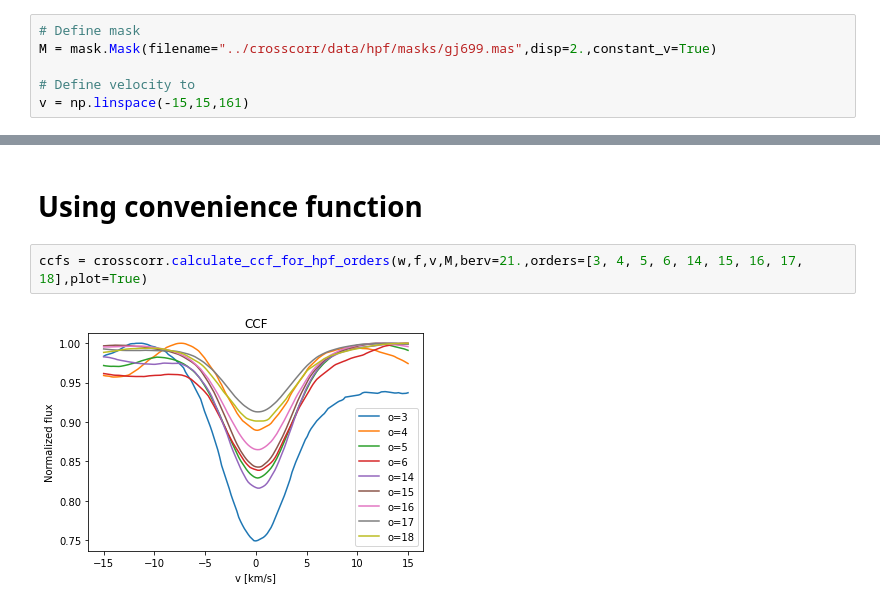
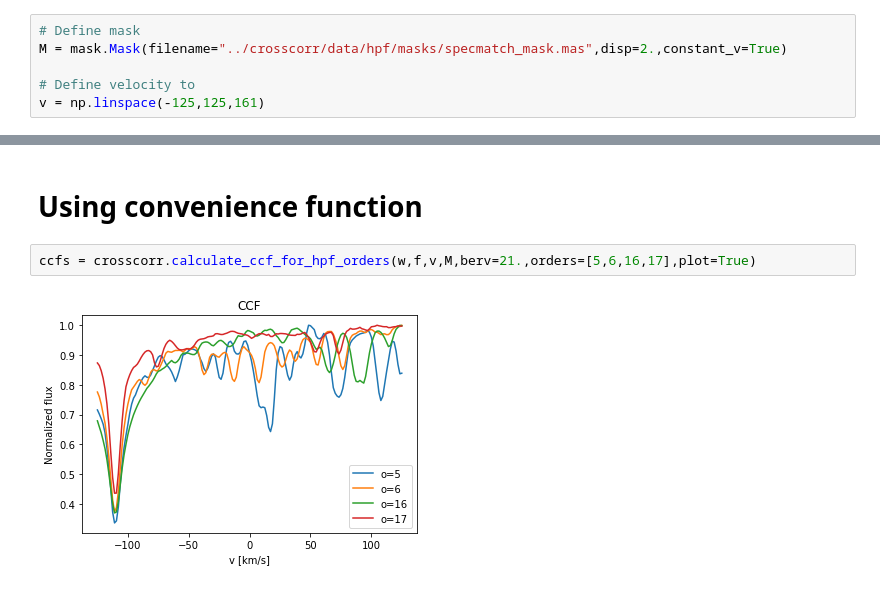
Before and after one commit to gummiks/crosscorr, a Jupyter notebook: notebooks/CCF Tutorial.ipynb, the cells around one changed output, grey strips where cells are left out. Saved outputs shown, nothing was run; the diff lists cells and outputs as text.

Commit message:
adding specmatch mask - better for RV abs

```diff
--- a/notebooks/CCF Tutorial.ipynb
+++ b/notebooks/CCF Tutorial.ipynb
@@ -38,6 +40,6 @@ Text(0, 0.5, 'Flux')
 # %%
 # Define mask
-M = mask.Mask(filename="../crosscorr/data/hpf/masks/gj699.mas",disp=2.,constant_v=True)
+M = mask.Mask(filename="../crosscorr/data/hpf/masks/specmatch_mask.mas",disp=2.,constant_v=True)
 
 # Define velocity to
-v = np.linspace(-15,15,161)
+v = np.linspace(-125,125,161)
@@ -62,6 +62,6 @@ ax.legend(bbox_to_anchor=(1.,1.))
 # %% [markdown]
 # Using convenience function
 # %%
-ccfs = crosscorr.calculate_ccf_for_hpf_orders(w,f,v,M,berv=21.,orders=[3, 4, 5, 6, 14, 15, 16, 17, 18],plot=True)
+ccfs = crosscorr.calculate_ccf_for_hpf_orders(w,f,v,M,berv=21.,orders=[5,6,16,17],plot=True)
 # %% [output]
-[figure, old version]
+[figure, new version]
```
Also changed, not shown: parts of 4 cells of this notebook, 2 other files.
